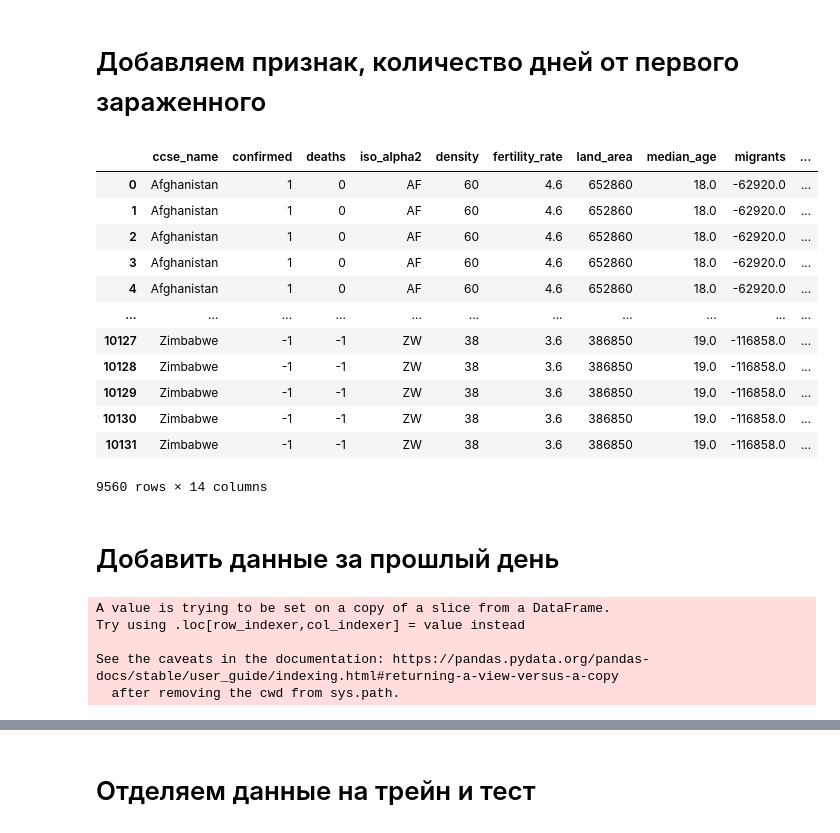
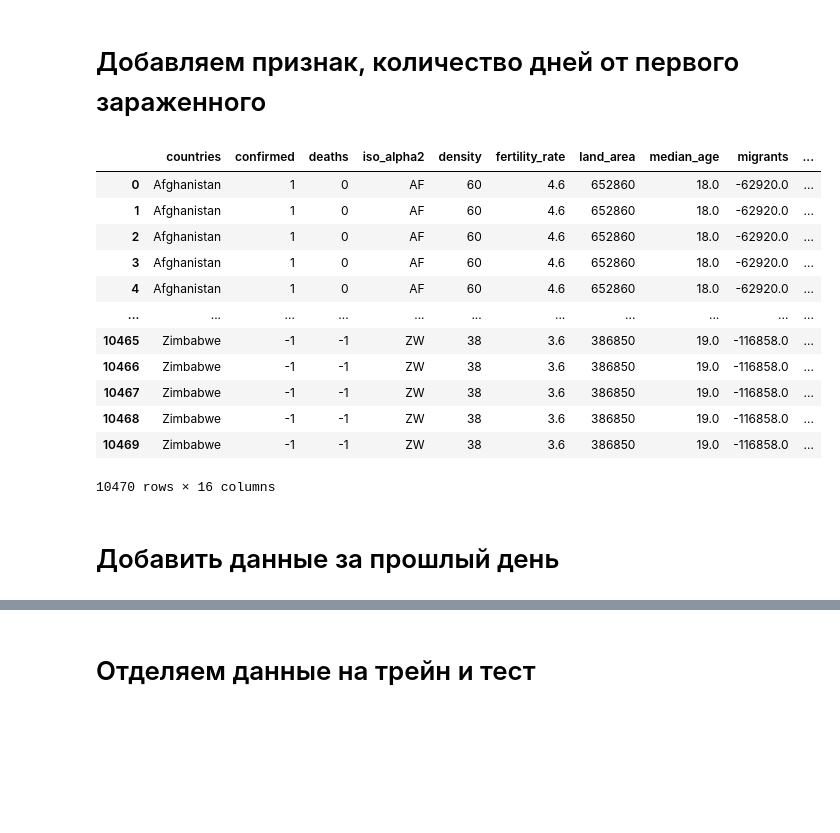
Before and after one commit to vlomme/sberbank-covid19-forecast-2020, a Jupyter notebook: covid_simple.ipynb, the cells around one changed output, grey strips where cells are left out. Drawn from its saved outputs; the diff is of its cells as text; code cells hidden in the pictures; blank space fills up the shorter version.

```diff
--- a/covid_simple.ipynb
+++ b/covid_simple.ipynb
@@ -54,20 +115,17 @@ data.iloc[:8].T.iloc[50:].plot()
 # %% [markdown]
 # Представляем данные в виде, где каждой дате соответствует свой столбец
 # %%
-#Каждый день на новой строке
-data_deaths = data_deaths.iloc[:,4:].stack().reset_index()
-data_deaths.columns = ["ccse_name","date","deaths"]
 data2 = data.iloc[:,4:].stack().reset_index()
-data2.columns = ["ccse_name","date","confirmed"]
+data2.columns = ["countries","date","confirmed"]
 
 #Соединим смерти и заражения
-data2 = data2.merge(data_deaths, how = 'left', left_on=('ccse_name','date'), right_on=('ccse_name','date'))
+data2 = data2.merge(data_deaths, how = 'left', left_on=('countries','date'), right_on=('countries','date'))
 
 #Объединим с будущим
 data2 = pd.concat([data2, data_ans],ignore_index=True)
 
 #Добавим информацию о стране(плотность, население и тд)
-data2 = data2.merge(countries, how = 'right', left_on='ccse_name', right_on='ccse_name')
+data2 = data2.merge(countries, how = 'right', left_on='countries', right_on='countries')
 
 #Удалим дни без больных
 data2 = data2[data2.confirmed != 0]
@@ -76,39 +134,30 @@ data2 = data2[data2.confirmed != 0]
 # %%
 # Считаем дни от первого больного
 data2["date"] = pd.to_datetime(data2.date)
 data2 = data2[(data2["date"]<pd.to_datetime("2020-05-1")) & ((data2["date"]>pd.to_datetime("2020-04-1")) | (data2.confirmed !=-1))]
-data4 = data2[["ccse_name","date"]].groupby("ccse_name").min()
+data4 = data2[["countries","date"]].groupby("countries").min()
 data4.columns = ["Date_min"]
-data2 = data2.merge(data4, how = 'left', left_on='ccse_name', right_on='ccse_name')
+data2 = data2.merge(data4, how = 'left', left_on='countries', right_on='countries')
 data2["days"] = (data2.date - data2.Date_min).dt.days
 data2["days_mart"] = (data2.date - pd.to_datetime("2020-03-1")).dt.days
+data2["days_after_Quarantine"] = (data2.date - pd.to_datetime(data2.Quarantine)).dt.days
+
 data2.drop(['date','Date_min'], axis='columns',inplace=True)
 data2 = data2.dropna(axis='index', how='any')
 data2
 # %% [output]
-|  | ccse_name | confirmed | deaths | iso_alpha2 | density | fertility_rate | land_area | median_age | migrants | ... |
+|  | countries | confirmed | deaths | iso_alpha2 | density | fertility_rate | land_area | median_age | migrants | ... |
 | 0 | Afghanistan | 1 | 0 | AF | 60 | 4.6 | 652860 | 18.0 | -62920.0 | ... |
 | 1 | Afghanistan | 1 | 0 | AF | 60 | 4.6 | 652860 | 18.0 | -62920.0 | ... |
 | 2 | Afghanistan | 1 | 0 | AF | 60 | 4.6 | 652860 | 18.0 | -62920.0 | ... |
 | 3 | Afghanistan | 1 | 0 | AF | 60 | 4.6 | 652860 | 18.0 | -62920.0 | ... |
 | 4 | Afghanistan | 1 | 0 | AF | 60 | 4.6 | 652860 | 18.0 | -62920.0 | ... |
 | ... | ... | ... | ... | ... | ... | ... | ... | ... | ... | ... |
-| 10127 | Zimbabwe | -1 | -1 | ZW | 38 | 3.6 | 386850 | 19.0 | -116858.0 | ... |
-| 10128 | Zimbabwe | -1 | -1 | ZW | 38 | 3.6 | 386850 | 19.0 | -116858.0 | ... |
-| 10129 | Zimbabwe | -1 | -1 | ZW | 38 | 3.6 | 386850 | 19.0 | -116858.0 | ... |
-| 10130 | Zimbabwe | -1 | -1 | ZW | 38 | 3.6 | 386850 | 19.0 | -116858.0 | ... |
-| 10131 | Zimbabwe | -1 | -1 | ZW | 38 | 3.6 | 386850 | 19.0 | -116858.0 | ... |
+| 10465 | Zimbabwe | -1 | -1 | ZW | 38 | 3.6 | 386850 | 19.0 | -116858.0 | ... |
+| 10466 | Zimbabwe | -1 | -1 | ZW | 38 | 3.6 | 386850 | 19.0 | -116858.0 | ... |
+| 10467 | Zimbabwe | -1 | -1 | ZW | 38 | 3.6 | 386850 | 19.0 | -116858.0 | ... |
+| 10468 | Zimbabwe | -1 | -1 | ZW | 38 | 3.6 | 386850 | 19.0 | -116858.0 | ... |
+| 10469 | Zimbabwe | -1 | -1 | ZW | 38 | 3.6 | 386850 | 19.0 | -116858.0 | ... |
-9560 rows × 14 columns
+10470 rows × 16 columns
 # %% [markdown]
 # Добавить данные за прошлый день
-# %%
-old_con = data2["confirmed"].iloc[:-1]
-old_con2 = data2["deaths"].iloc[:-1]
-data2 = data2.iloc[1:]
-data2["pred_conf"] = old_con.values
-# %% [output]
-A value is trying to be set on a copy of a slice from a DataFrame.
-Try using .loc[row_indexer,col_indexer] = value instead
-
-See the caveats in the documentation: https://pandas.pydata.org/pandas-docs/stable/user_guide/indexing.html#returning-a-view-versus-a-copy
-  after removing the cwd from sys.path.
```
Also changed, not shown: parts of 59 cells of this notebook.
